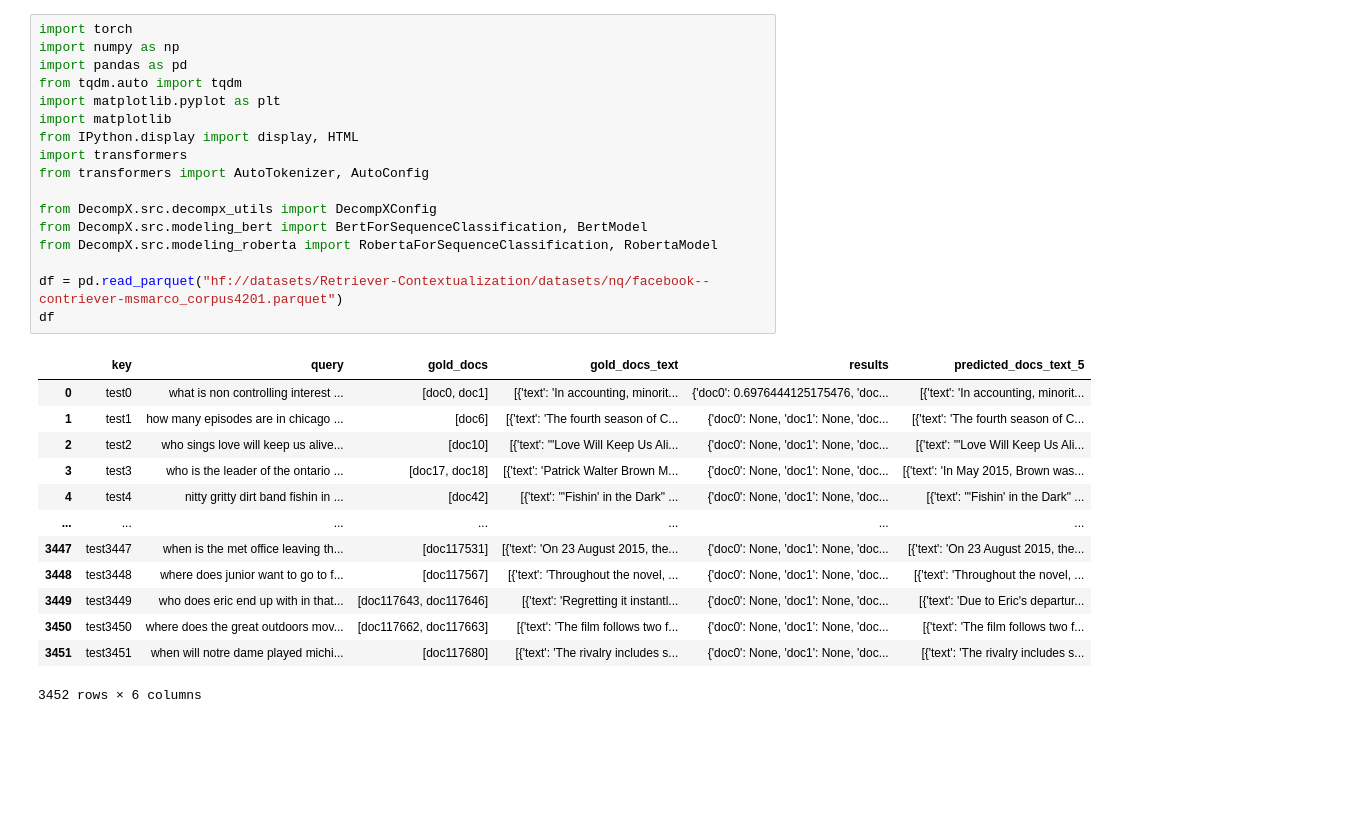
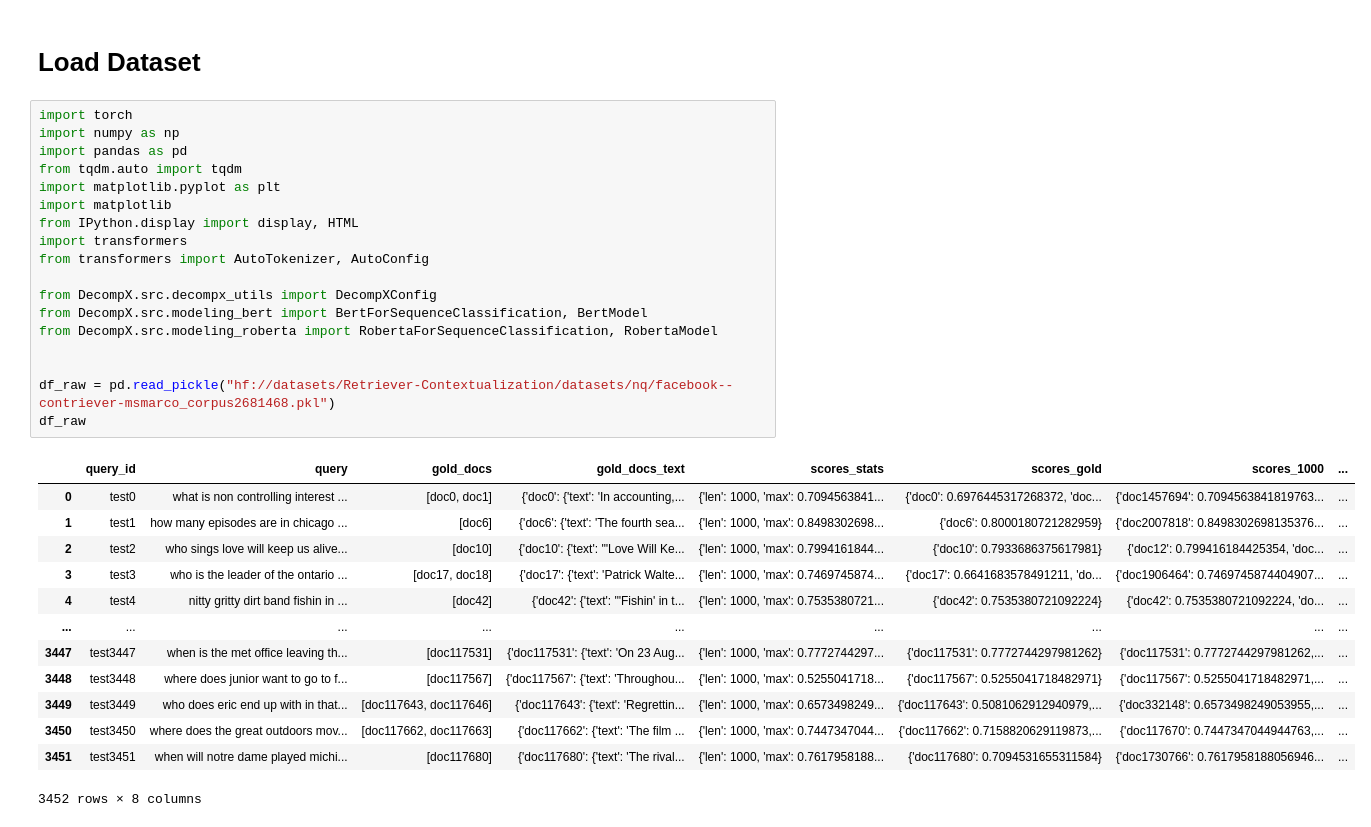
Before and after one commit to mohsenfayyaz/ColDeR, a Jupyter notebook: src/notebooks/BEIR_DecompX.ipynb, the cells around one changed output. Saved outputs shown, nothing was run; the diff lists cells and outputs as text; blank space fills up the shorter version.

```diff
--- a/src/notebooks/BEIR_DecompX.ipynb
+++ b/src/notebooks/BEIR_DecompX.ipynb
@@ -19,31 +34,34 @@ Login successful
+# %% [markdown]
+# Load Dataset
 # %%
 import torch
 import numpy as np
 import pandas as pd
 from tqdm.auto import tqdm
 import matplotlib.pyplot as plt
 import matplotlib
 from IPython.display import display, HTML
 import transformers
 from transformers import AutoTokenizer, AutoConfig
 
 from DecompX.src.decompx_utils import DecompXConfig
 from DecompX.src.modeling_bert import BertForSequenceClassification, BertModel
 from DecompX.src.modeling_roberta import RobertaForSequenceClassification, RobertaModel
 
-df = pd.read_parquet("hf://datasets/Retriever-Contextualization/datasets/nq/facebook--contriever-msmarco_corpus4201.parquet")
-df
+
+df_raw = pd.read_pickle("hf://datasets/Retriever-Contextualization/datasets/nq/facebook--contriever-msmarco_corpus2681468.pkl")
+df_raw
 # %% [output]
-|  | key | query | gold_docs | gold_docs_text | results | predicted_docs_text_5 |
-| 0 | test0 | what is non controlling interest ... | [doc0, doc1] | [{'text': 'In accounting, minorit... | {'doc0': 0.6976444125175476, 'doc... | [{'text': 'In accounting, minorit... |
-| 1 | test1 | how many episodes are in chicago ... | [doc6] | [{'text': 'The fourth season of C... | {'doc0': None, 'doc1': None, 'doc... | [{'text': 'The fourth season of C... |
-| 2 | test2 | who sings love will keep us alive... | [doc10] | [{'text': '"Love Will Keep Us Ali... | {'doc0': None, 'doc1': None, 'doc... | [{'text': '"Love Will Keep Us Ali... |
-| 3 | test3 | who is the leader of the ontario ... | [doc17, doc18] | [{'text': 'Patrick Walter Brown M... | {'doc0': None, 'doc1': None, 'doc... | [{'text': 'In May 2015, Brown was... |
-| 4 | test4 | nitty gritty dirt band fishin in ... | [doc42] | [{'text': '"Fishin' in the Dark" ... | {'doc0': None, 'doc1': None, 'doc... | [{'text': '"Fishin' in the Dark" ... |
-| ... | ... | ... | ... | ... | ... | ... |
-| 3447 | test3447 | when is the met office leaving th... | [doc117531] | [{'text': 'On 23 August 2015, the... | {'doc0': None, 'doc1': None, 'doc... | [{'text': 'On 23 August 2015, the... |
-| 3448 | test3448 | where does junior want to go to f... | [doc117567] | [{'text': 'Throughout the novel, ... | {'doc0': None, 'doc1': None, 'doc... | [{'text': 'Throughout the novel, ... |
-| 3449 | test3449 | who does eric end up with in that... | [doc117643, doc117646] | [{'text': 'Regretting it instantl... | {'doc0': None, 'doc1': None, 'doc... | [{'text': 'Due to Eric's departur... |
-| 3450 | test3450 | where does the great outdoors mov... | [doc117662, doc117663] | [{'text': 'The film follows two f... | {'doc0': None, 'doc1': None, 'doc... | [{'text': 'The film follows two f... |
-| 3451 | test3451 | when will notre dame played michi... | [doc117680] | [{'text': 'The rivalry includes s... | {'doc0': None, 'doc1': None, 'doc... | [{'text': 'The rivalry includes s... |
+|  | query_id | query | gold_docs | gold_docs_text | scores_stats | scores_gold | scores_1000 | ... |
+| 0 | test0 | what is non controlling interest ... | [doc0, doc1] | {'doc0': {'text': 'In accounting,... | {'len': 1000, 'max': 0.7094563841... | {'doc0': 0.6976445317268372, 'doc... | {'doc1457694': 0.7094563841819763... | ... |
+| 1 | test1 | how many episodes are in chicago ... | [doc6] | {'doc6': {'text': 'The fourth sea... | {'len': 1000, 'max': 0.8498302698... | {'doc6': 0.8000180721282959} | {'doc2007818': 0.8498302698135376... | ... |
+| 2 | test2 | who sings love will keep us alive... | [doc10] | {'doc10': {'text': '"Love Will Ke... | {'len': 1000, 'max': 0.7994161844... | {'doc10': 0.7933686375617981} | {'doc12': 0.799416184425354, 'doc... | ... |
+| 3 | test3 | who is the leader of the ontario ... | [doc17, doc18] | {'doc17': {'text': 'Patrick Walte... | {'len': 1000, 'max': 0.7469745874... | {'doc17': 0.6641683578491211, 'do... | {'doc1906464': 0.7469745874404907... | ... |
+| 4 | test4 | nitty gritty dirt band fishin in ... | [doc42] | {'doc42': {'text': '"Fishin' in t... | {'len': 1000, 'max': 0.7535380721... | {'doc42': 0.7535380721092224} | {'doc42': 0.7535380721092224, 'do... | ... |
+| ... | ... | ... | ... | ... | ... | ... | ... | ... |
+| 3447 | test3447 | when is the met office leaving th... | [doc117531] | {'doc117531': {'text': 'On 23 Aug... | {'len': 1000, 'max': 0.7772744297... | {'doc117531': 0.7772744297981262} | {'doc117531': 0.7772744297981262,... | ... |
+| 3448 | test3448 | where does junior want to go to f... | [doc117567] | {'doc117567': {'text': 'Throughou... | {'len': 1000, 'max': 0.5255041718... | {'doc117567': 0.5255041718482971} | {'doc117567': 0.5255041718482971,... | ... |
+| 3449 | test3449 | who does eric end up with in that... | [doc117643, doc117646] | {'doc117643': {'text': 'Regrettin... | {'len': 1000, 'max': 0.6573498249... | {'doc117643': 0.5081062912940979,... | {'doc332148': 0.6573498249053955,... | ... |
+| 3450 | test3450 | where does the great outdoors mov... | [doc117662, doc117663] | {'doc117662': {'text': 'The film ... | {'len': 1000, 'max': 0.7447347044... | {'doc117662': 0.7158820629119873,... | {'doc117670': 0.7447347044944763,... | ... |
+| 3451 | test3451 | when will notre dame played michi... | [doc117680] | {'doc117680': {'text': 'The rival... | {'len': 1000, 'max': 0.7617958188... | {'doc117680': 0.7094531655311584} | {'doc1730766': 0.7617958188056946... | ... |
-3452 rows × 6 columns
+3452 rows × 8 columns
```
Also changed, not shown: parts of 19 cells of this notebook, 5 other files.
